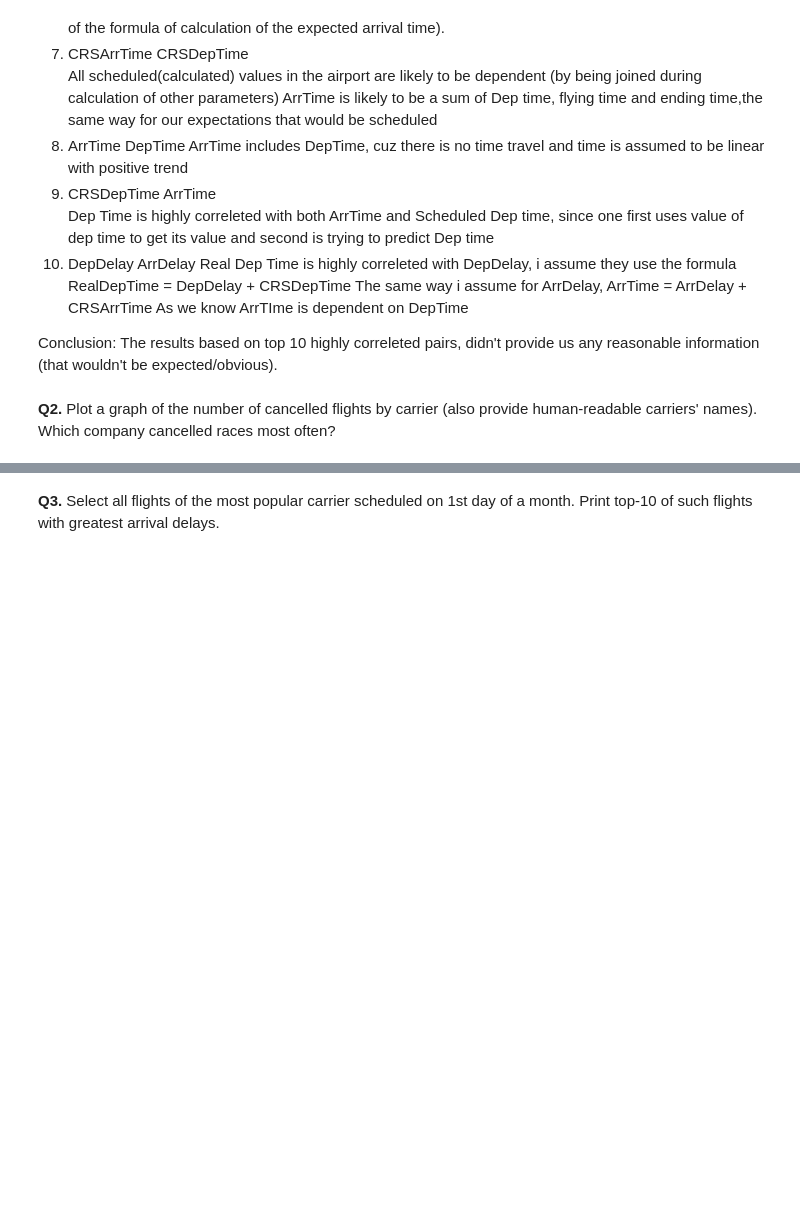
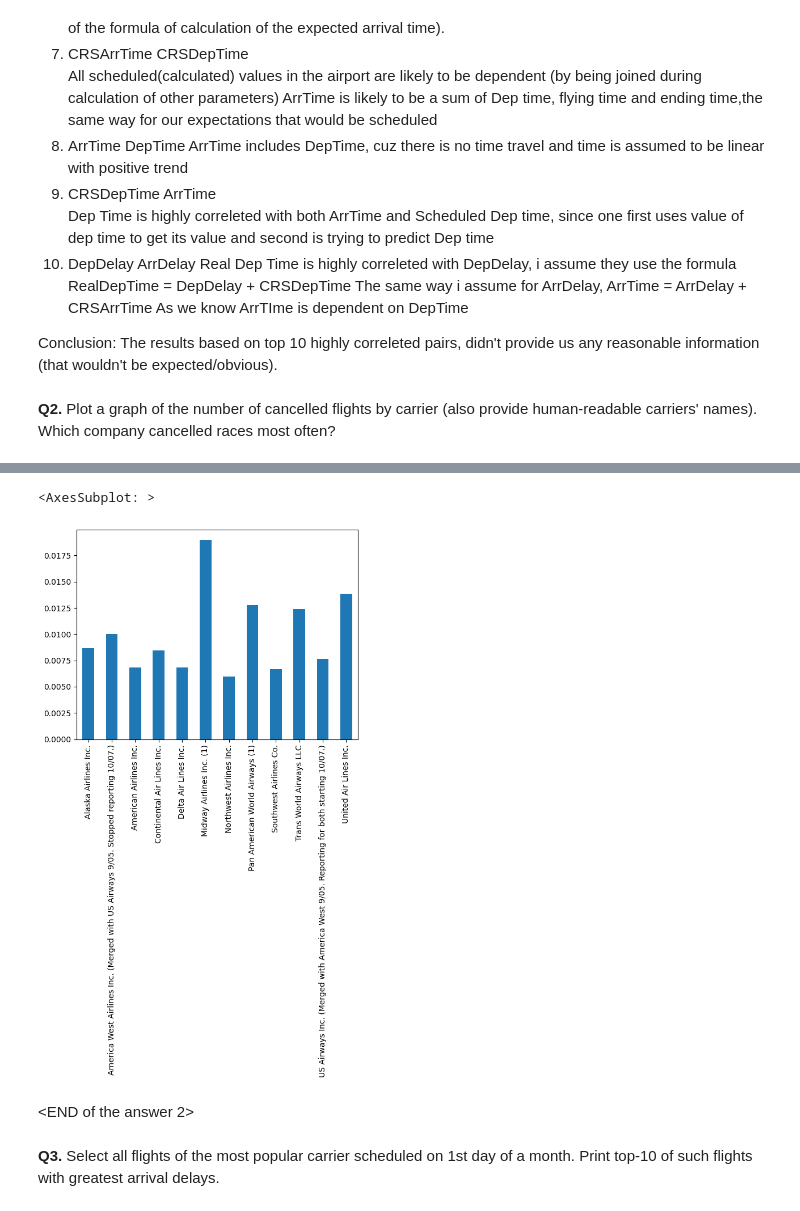
Before and after one commit to CodeForse/ds1_final_exam, a Jupyter notebook: response.ipynb, the cells around one changed output, grey strips where cells are left out. Saved outputs shown, nothing was run; the diff lists cells and outputs as text; code cells hidden in the pictures; blank space fills up the shorter version.

```diff
--- a/response.ipynb
+++ b/response.ipynb
@@ -204,3 +246,19 @@ dtype: object
+# %%
+name_parser = pd.read_csv('./data/carriers.csv')
+# %%
+df = df.merge(name_parser, left_on='UniqueCarrier', right_on='Code')
+# %%
+df = df.drop('Code', axis=1)
+# %%
+df = df.rename(columns={'Description':'UniqueCarrierDescription'})
+# %%
+carrier_counts = df.groupby('UniqueCarrierDescription')['Cancelled'].sum().divide(df['UniqueCarrierDescription'].value_counts())
+carrier_counts.plot(kind='bar', x='UniqueCarrierDescription')
+# %% [output]
+<AxesSubplot: >
+[figure, added]
+# %% [markdown]
+<END of the answer 2>
 # %% [markdown]
 **Q3.** Select all flights of the most popular carrier scheduled on 1st day of a month. Print top-10 of such flights with greatest arrival delays.
 # %% [markdown]
```
Also changed, not shown: parts of 8 cells of this notebook.
